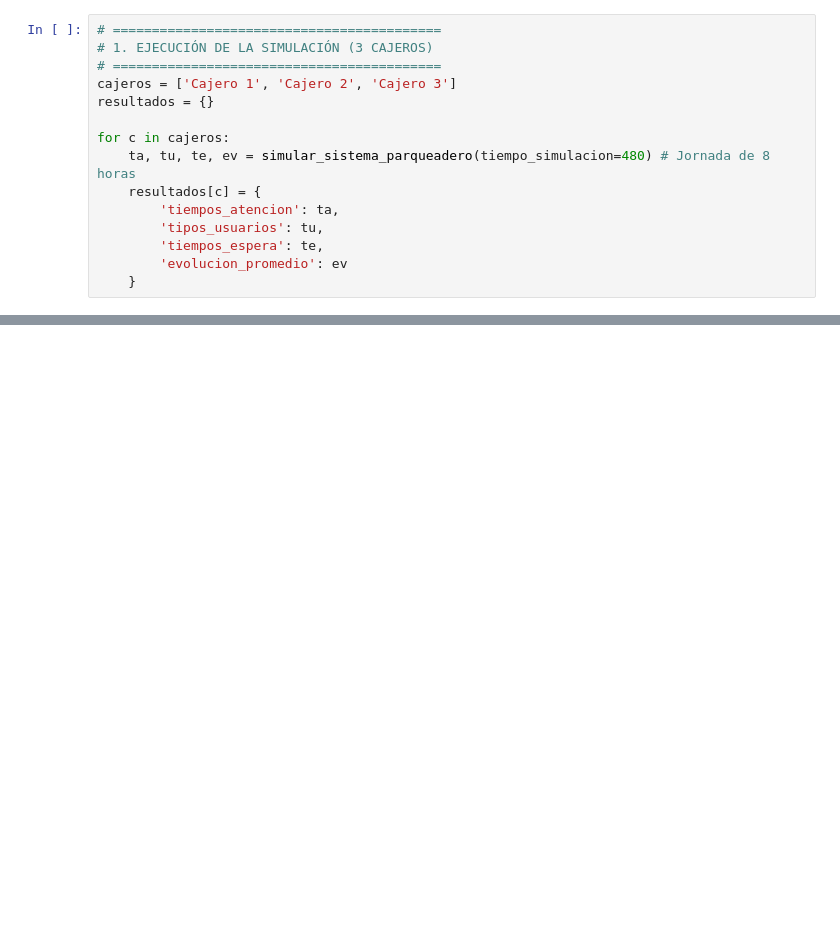
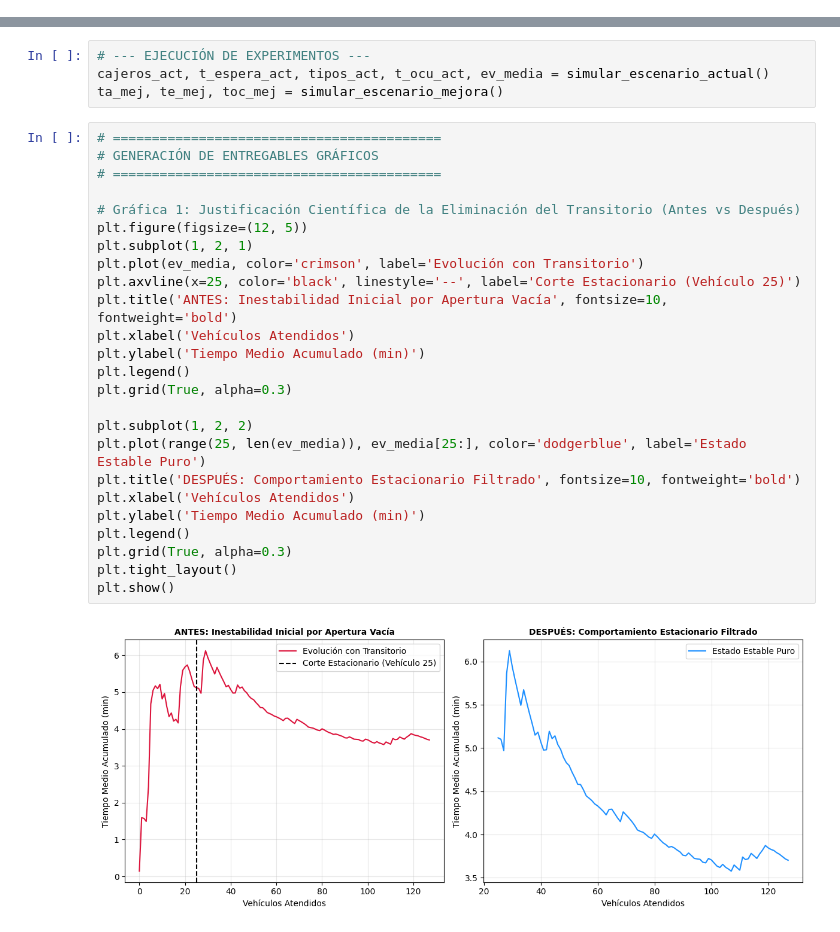
Before and after one commit to duvandeguerra/Quintero_Duvan_problemaParqueadero, a Jupyter notebook: Quintero_Duvan_problemaParqueadero.ipynb, the cells around one changed output, grey strips where cells are left out. Cells and saved outputs as stored; diff of their text form; blank space fills up the shorter version.

Commit message:
Actualización archivo Habilitaciones.

```diff
--- a/Quintero_Duvan_problemaParqueadero.ipynb
+++ b/Quintero_Duvan_problemaParqueadero.ipynb
@@ -89,15 +5,0 @@ def simular_sistema_parqueadero(tiempo_simulacion=480):
-# %%
-# ==========================================
-# 1. EJECUCIÓN DE LA SIMULACIÓN (3 CAJEROS)
-# ==========================================
-cajeros = ['Cajero 1', 'Cajero 2', 'Cajero 3']
-resultados = {}
-
-for c in cajeros:
-    ta, tu, te, ev = simular_sistema_parqueadero(tiempo_simulacion=480) # Jornada de 8 horas
-    resultados[c] = {
-        'tiempos_atencion': ta,
-        'tipos_usuarios': tu,
-        'tiempos_espera': te,
-        'evolucion_promedio': ev
-    }
@@ -193,0 +158,31 @@ B. Conteo total de usuarios atendidos por tipo (Totalidad de Cajeros):
+# %%
+# --- EJECUCIÓN DE EXPERIMENTOS ---
+cajeros_act, t_espera_act, tipos_act, t_ocu_act, ev_media = simular_escenario_actual()
+ta_mej, te_mej, toc_mej = simular_escenario_mejora()
+# %%
+# ==========================================
+# GENERACIÓN DE ENTREGABLES GRÁFICOS
+# ==========================================
+
+# Gráfica 1: Justificación Científica de la Eliminación del Transitorio (Antes vs Después)
+plt.figure(figsize=(12, 5))
+plt.subplot(1, 2, 1)
+plt.plot(ev_media, color='crimson', label='Evolución con Transitorio')
+plt.axvline(x=25, color='black', linestyle='--', label='Corte Estacionario (Vehículo 25)')
+plt.title('ANTES: Inestabilidad Inicial por Apertura Vacía', fontsize=10, fontweight='bold')
+plt.xlabel('Vehículos Atendidos')
+plt.ylabel('Tiempo Medio Acumulado (min)')
+plt.legend()
+plt.grid(True, alpha=0.3)
+
+plt.subplot(1, 2, 2)
+plt.plot(range(25, len(ev_media)), ev_media[25:], color='dodgerblue', label='Estado Estable Puro')
+plt.title('DESPUÉS: Comportamiento Estacionario Filtrado', fontsize=10, fontweight='bold')
+plt.xlabel('Vehículos Atendidos')
+plt.ylabel('Tiempo Medio Acumulado (min)')
+plt.legend()
+plt.grid(True, alpha=0.3)
+plt.tight_layout()
+plt.show()
+# %% [output]
+[figure, added]
```
Also changed, not shown: parts of 10 cells of this notebook.
